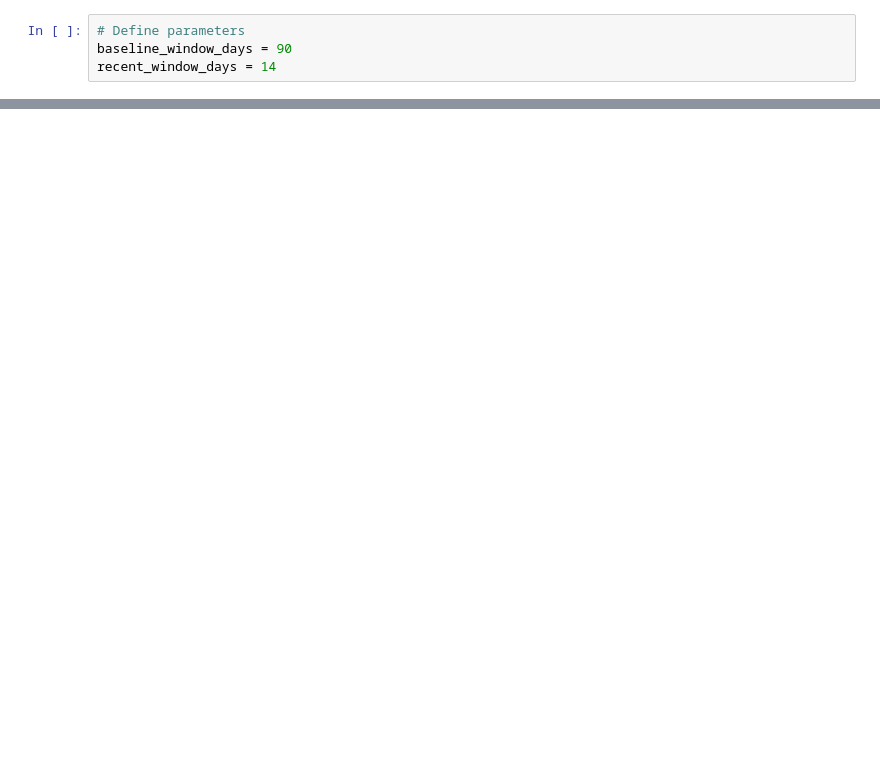
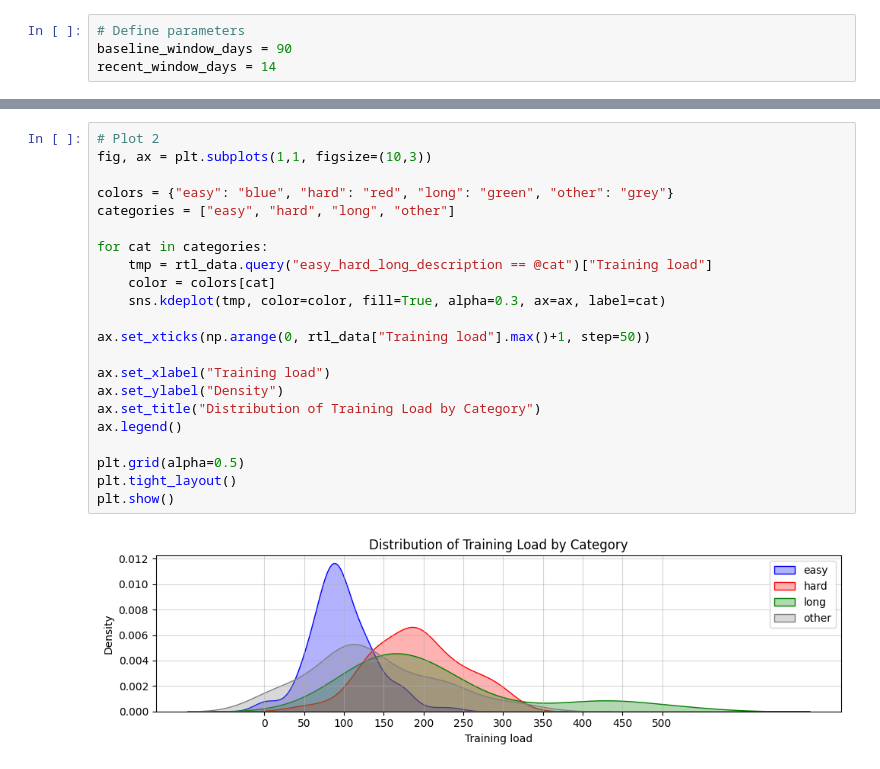
Before and after one commit to 1312Bravo/TrainingPeaks_customLog, a Jupyter notebook: analysis/relative_training_load/development.ipynb, the cells around one changed output, grey strips where cells are left out. Saved outputs shown, nothing was run; the diff lists cells and outputs as text; blank space fills up the shorter version.

```diff
--- a/analysis/relative_training_load/development.ipynb
+++ b/analysis/relative_training_load/development.ipynb
@@ -240,0 +331,24 @@ rtl_data.loc[long_mask, "easy_hard_long_description"] = "hard"
+# %%
+# Plot 2
+fig, ax = plt.subplots(1,1, figsize=(10,3))
+
+colors = {"easy": "blue", "hard": "red", "long": "green", "other": "grey"}
+categories = ["easy", "hard", "long", "other"]
+
+for cat in categories:
+    tmp = rtl_data.query("easy_hard_long_description == @cat")["Training load"]
+    color = colors[cat]
+    sns.kdeplot(tmp, color=color, fill=True, alpha=0.3, ax=ax, label=cat)
+
+ax.set_xticks(np.arange(0, rtl_data["Training load"].max()+1, step=50))
+
+ax.set_xlabel("Training load")
+ax.set_ylabel("Density")
+ax.set_title("Distribution of Training Load by Category")
+ax.legend()
+
+plt.grid(alpha=0.5)
+plt.tight_layout()
+plt.show()
+# %% [output]
+[figure, added]
```
Also changed, not shown: parts of 13 cells of this notebook.
